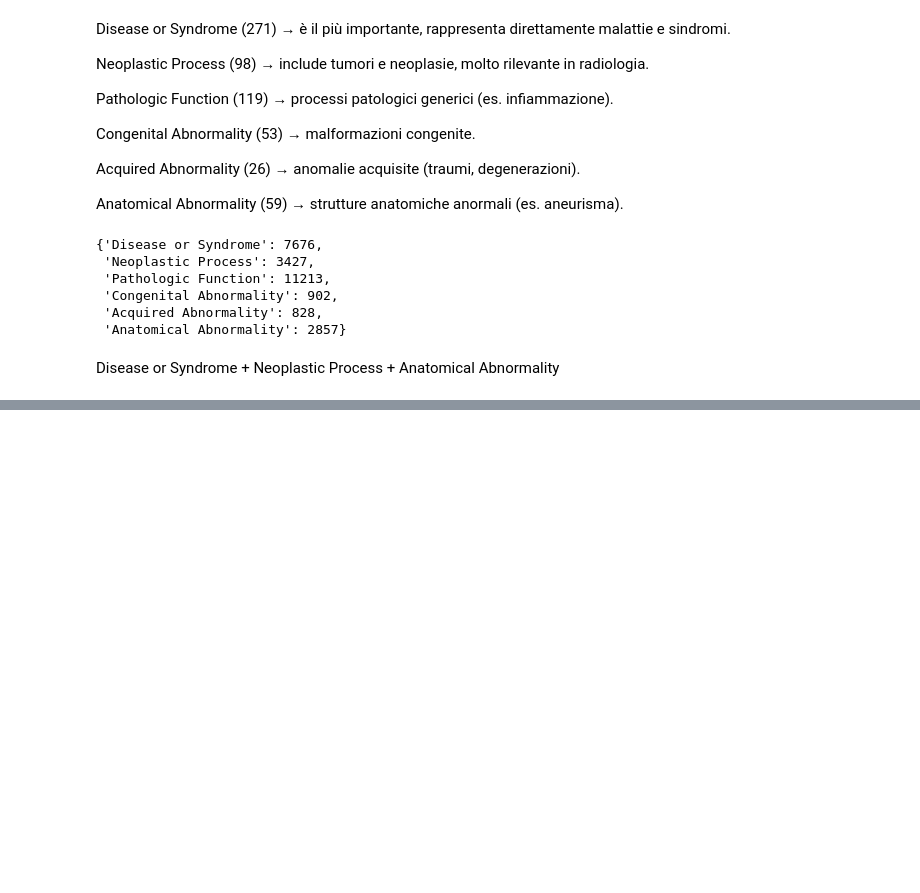
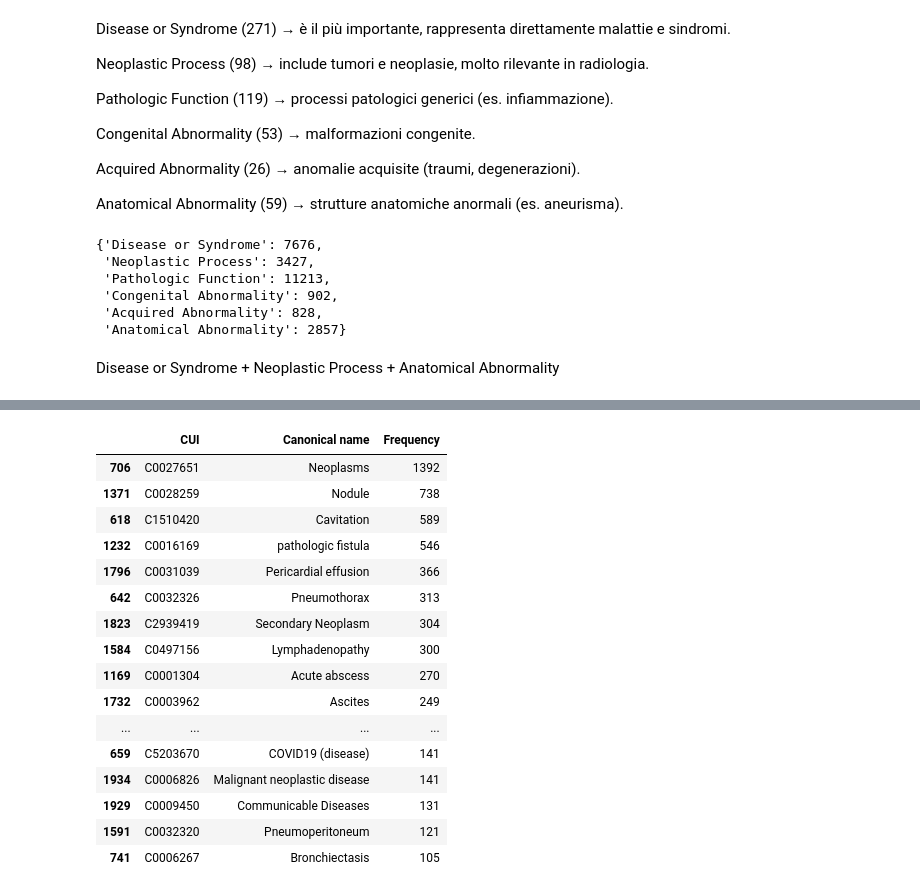
Before and after one commit to LorenzoTaglio/Multimodal-embedding-classification-, a Jupyter notebook: notebooks/data_preprocessing_2.ipynb, the cells around one changed output, grey strips where cells are left out. Saved outputs shown, nothing was run; the diff lists cells and outputs as text; code cells hidden in the pictures; blank space fills up the shorter version.

```diff
--- a/notebooks/data_preprocessing_2.ipynb
+++ b/notebooks/data_preprocessing_2.ipynb
@@ -71,6 +69,0 @@ with open("..\\data\\interim\\cuis_semantic_types.pkl", "wb") as f:
-# %%
-
-with open("..\\data\\interim\\cuis_semantic_types.pkl", "wb") as f:
-    pickle.dump(cuis_semantic_types, f)
-
-cuis_semantic_types
@@ -258,0 +215,2 @@ Shape after joining with images: (12130, 4)
+# %%
+df = pd.read_pickle("..\\data\\interim\\train_interim.pkl")
@@ -258,0 +219,4 @@ Shape after joining with images: (12130, 4)
+# %%
+cui_freq = Counter(itertools.chain.from_iterable(df["CUIs"]))
+cui_freq = {k: v for k, v in cui_freq.items() if v >= 100}
+cui_freq
@@ -258,0 +241,27 @@ Shape after joining with images: (12130, 4)
+# %%
+df_cui_map = pd.read_csv("..\\data\\raw\\cui_mapping.csv")
+
+df_cui_map = df_cui_map[df_cui_map["CUI"].apply(lambda cui: cui in cui_freq)]
+df_cui_map["Frequency"] = df_cui_map["CUI"].apply(lambda cui: cui_freq.get(cui, 0))
+
+df_cui_map = df_cui_map.sort_values(by="Frequency", ascending=False)
+
+df_cui_map
+# %% [output]
+|  | CUI | Canonical name | Frequency |
+| 706 | C0027651 | Neoplasms | 1392 |
+| 1371 | C0028259 | Nodule | 738 |
+| 618 | C1510420 | Cavitation | 589 |
+| 1232 | C0016169 | pathologic fistula | 546 |
+| 1796 | C0031039 | Pericardial effusion | 366 |
+| 642 | C0032326 | Pneumothorax | 313 |
+| 1823 | C2939419 | Secondary Neoplasm | 304 |
+| 1584 | C0497156 | Lymphadenopathy | 300 |
+| 1169 | C0001304 | Acute abscess | 270 |
+| 1732 | C0003962 | Ascites | 249 |
+| ... | ... | ... | ... |
+| 659 | C5203670 | COVID19 (disease) | 141 |
+| 1934 | C0006826 | Malignant neoplastic disease | 141 |
+| 1929 | C0009450 | Communicable Diseases | 131 |
+| 1591 | C0032320 | Pneumoperitoneum | 121 |
+| 741 | C0006267 | Bronchiectasis | 105 |
```
Also changed, not shown: parts of 22 cells of this notebook.
